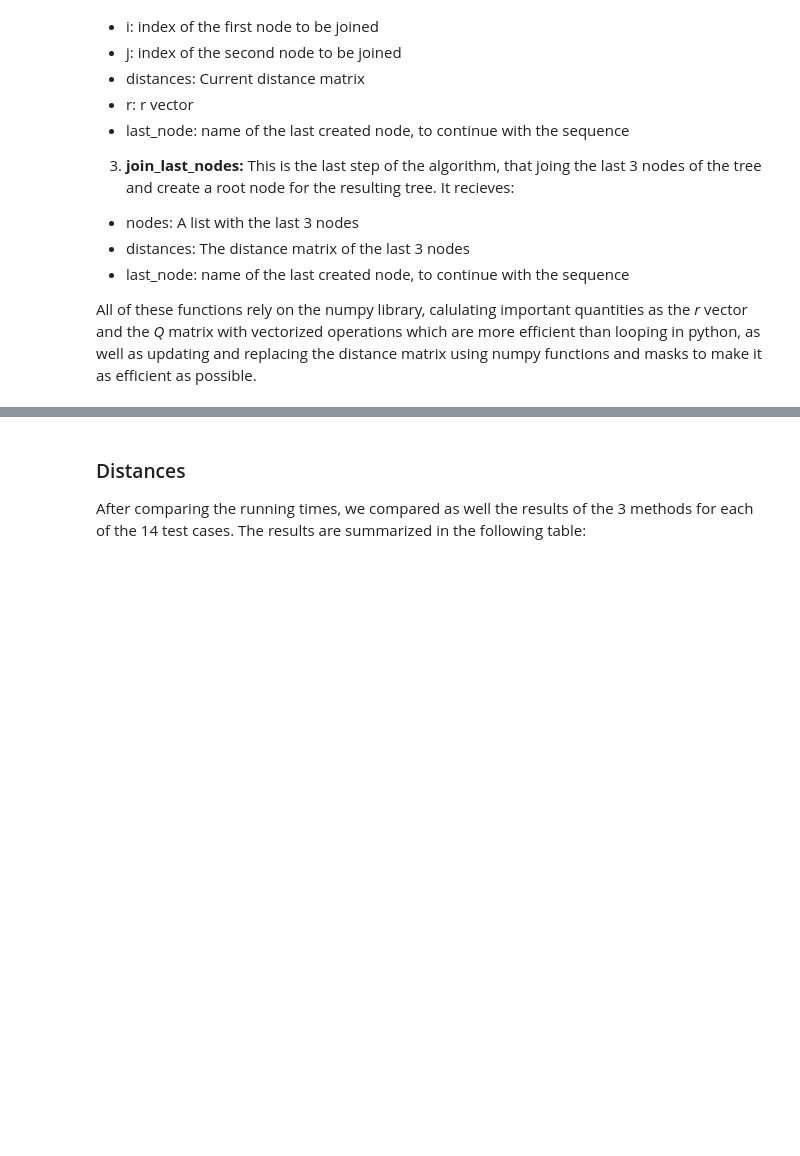
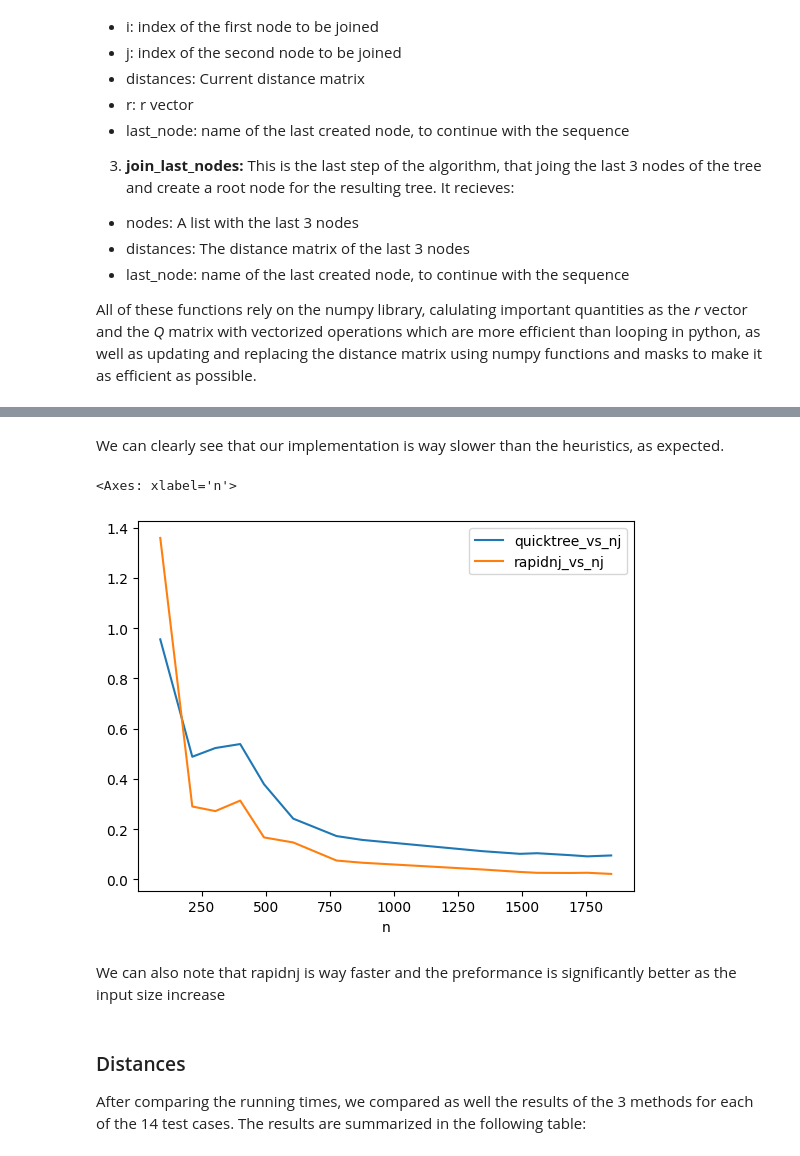
Before and after one commit to IIT25/algorithms_in_bioinformatics_project1, a Jupyter notebook: report.ipynb, the cells around one changed output, grey strips where cells are left out. Saved outputs shown, nothing was run; the diff lists cells and outputs as text; code cells hidden in the pictures; blank space fills up the shorter version.

```diff
--- a/report.ipynb
+++ b/report.ipynb
@@ -111,3 +111,12 @@ Running time of your program.
+# %% [markdown]
+We can clearly see that our implementation is way slower than the heuristics, as expected.
+# %%
+times.plot(x = 'n', y = ['quicktree_vs_nj', 'rapidnj_vs_nj'])
+# %% [output]
+<Axes: xlabel='n'>
+[figure, added]
+# %% [markdown]
+We can also note that rapidnj is way faster and the preformance is significantly better as the input size increase
 # %% [markdown]
 ### Distances
 
```
Also changed, not shown: parts of 4 cells of this notebook.
